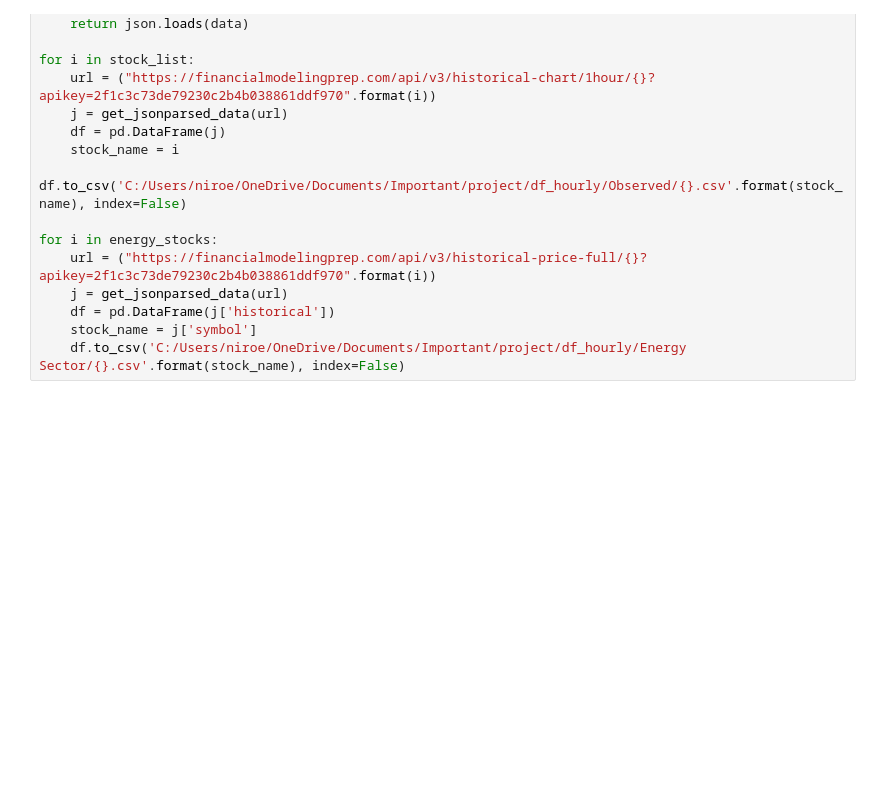
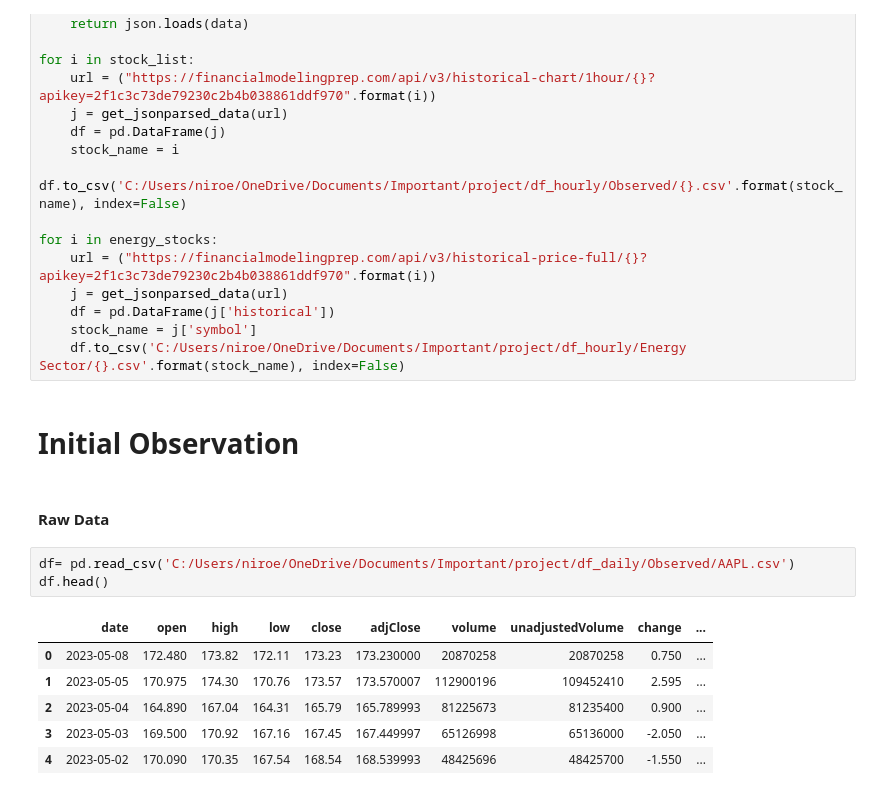
Before and after one commit to GiladShappir/High-Tech-for-science-project, a Jupyter notebook: code/creating the data.ipynb, the cells around one changed output. Cells and saved outputs as stored; diff of their text form; blank space fills up the shorter version.

```diff
--- a/code/creating the data.ipynb
+++ b/code/creating the data.ipynb
@@ -88,3 +96,17 @@ for i in energy_stocks:
     df = pd.DataFrame(j['historical'])
     stock_name = j['symbol']
     df.to_csv('C:/Users/niroe/OneDrive/Documents/Important/project/df_hourly/Energy Sector/{}.csv'.format(stock_name), index=False)
+# %% [markdown]
+# Initial Observation
+# %% [markdown]
+#### Raw Data
+# %%
+df= pd.read_csv('C:/Users/niroe/OneDrive/Documents/Important/project/df_daily/Observed/AAPL.csv')
+df.head()
+# %% [output]
+|  | date | open | high | low | close | adjClose | volume | unadjustedVolume | change | ... |
+| 0 | 2023-05-08 | 172.480 | 173.82 | 172.11 | 173.23 | 173.230000 | 20870258 | 20870258 | 0.750 | ... |
+| 1 | 2023-05-05 | 170.975 | 174.30 | 170.76 | 173.57 | 173.570007 | 112900196 | 109452410 | 2.595 | ... |
+| 2 | 2023-05-04 | 164.890 | 167.04 | 164.31 | 165.79 | 165.789993 | 81225673 | 81235400 | 0.900 | ... |
+| 3 | 2023-05-03 | 169.500 | 170.92 | 167.16 | 167.45 | 167.449997 | 65126998 | 65136000 | -2.050 | ... |
+| 4 | 2023-05-02 | 170.090 | 170.35 | 167.54 | 168.54 | 168.539993 | 48425696 | 48425700 | -1.550 | ... |
```
Also changed, not shown: parts of 18 cells of this notebook.
